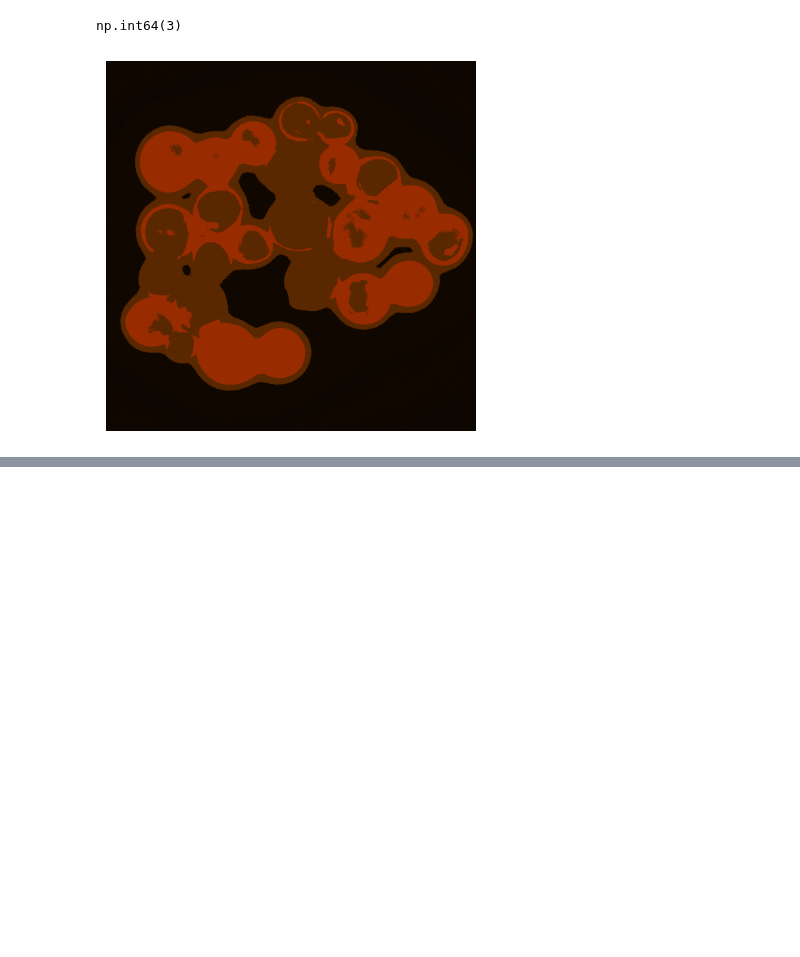
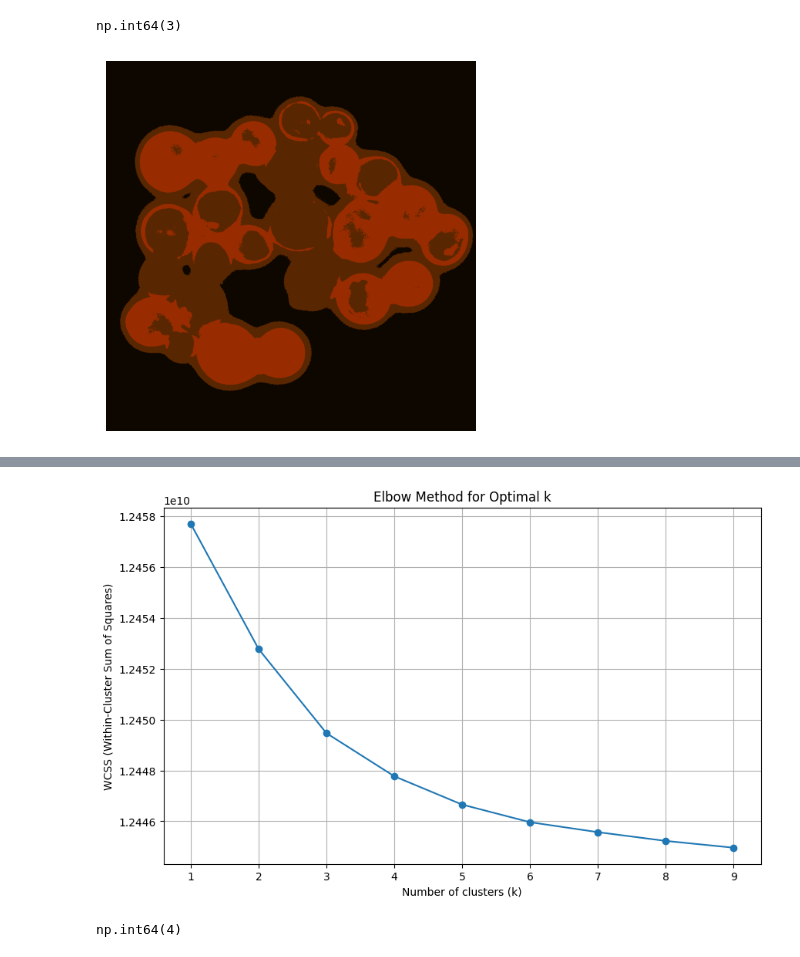
Before and after one commit to BiomedicalImageAnalysis2025/topic01_team04, a Jupyter notebook: Code/FinalKMeans.ipynb, the cells around one changed output, grey strips where cells are left out. Saved outputs shown, nothing was run; the diff lists cells and outputs as text; code cells hidden in the pictures; blank space fills up the shorter version.

```diff
--- a/Code/FinalKMeans.ipynb
+++ b/Code/FinalKMeans.ipynb
@@ -184,0 +213,11 @@ Since we want to find out how many colors are dominamte it is theoretically bett
+# %%
+WCSS_img = elbow_method(img, 10, space='rgb')
+plot_elbow_method(WCSS_img[1:])
+# %% [output]
+[figure, added]
+# %%
+ideal_k = find_elbow(WCSS_img[1:])
+
+ideal_k
+# %% [output]
+np.int64(4)
```
Also changed, not shown: parts of 18 cells of this notebook, 9 other files.
